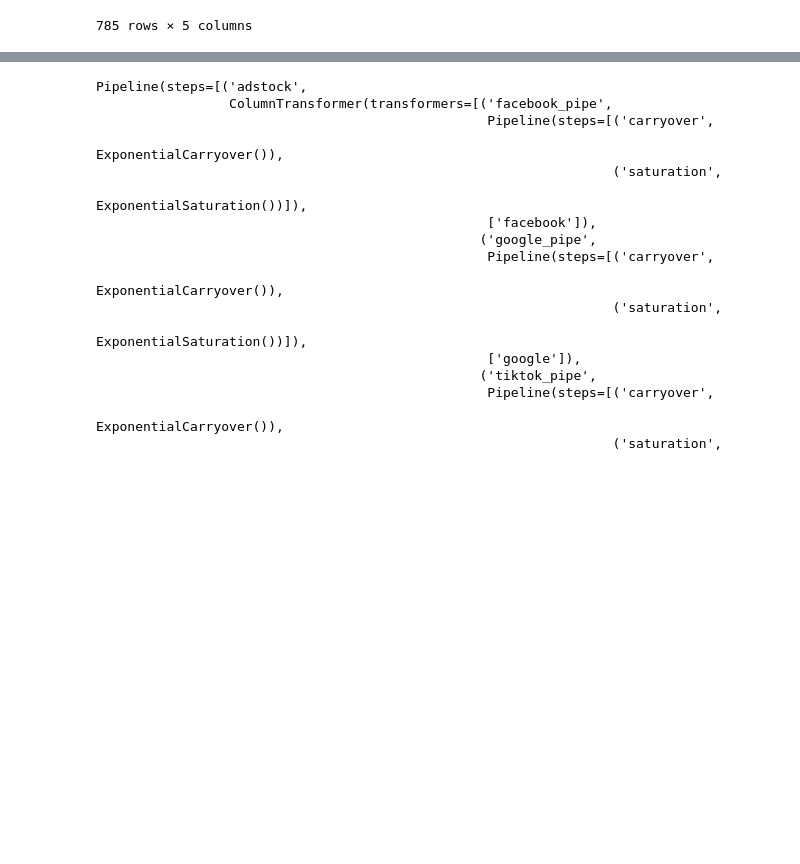
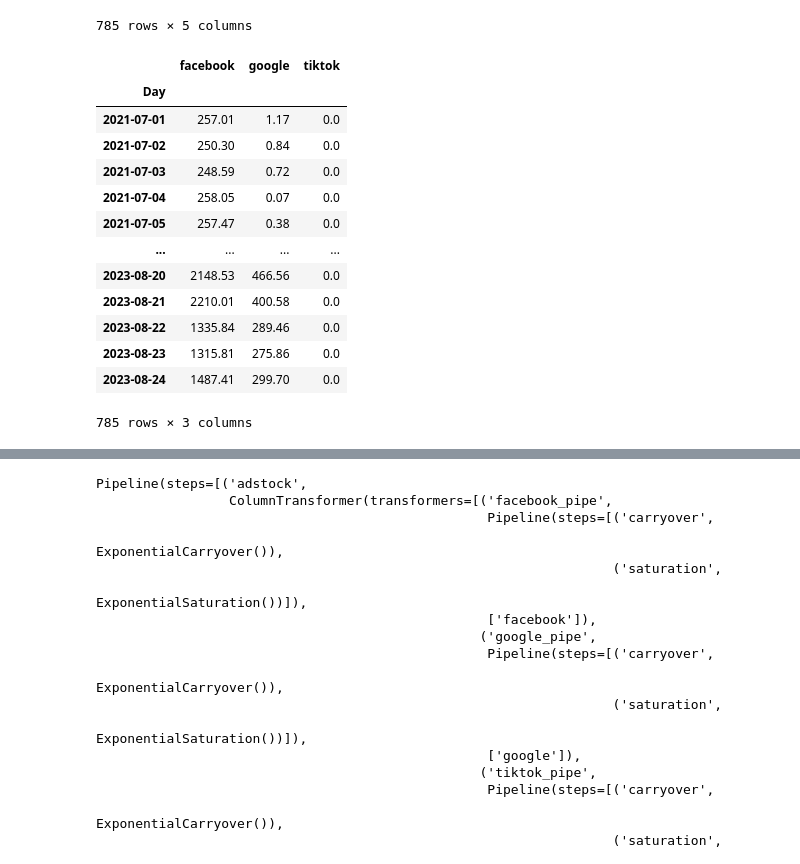
Before and after one commit to data-Zee/MMM-project-lewagon, a Jupyter notebook: mmmproject/api/test.ipynb, the cells around one changed output, grey strips where cells are left out. Saved outputs shown, nothing was run; the diff lists cells and outputs as text; code cells hidden in the pictures; blank space fills up the shorter version.

```diff
--- a/mmmproject/api/test.ipynb
+++ b/mmmproject/api/test.ipynb
@@ -50,3 +44,20 @@ simple_df
 | 2023-08-23 | 130 | 4810.67 | 1315.81 | 275.86 | 0.0 |
 | 2023-08-24 | 128 | 4889.20 | 1487.41 | 299.70 | 0.0 |
 785 rows × 5 columns
+# %%
+X_simple
+# %% [output]
+|  | facebook | google | tiktok |
+| Day |  |  |  |
+| 2021-07-01 | 257.01 | 1.17 | 0.0 |
+| 2021-07-02 | 250.30 | 0.84 | 0.0 |
+| 2021-07-03 | 248.59 | 0.72 | 0.0 |
+| 2021-07-04 | 258.05 | 0.07 | 0.0 |
+| 2021-07-05 | 257.47 | 0.38 | 0.0 |
+| ... | ... | ... | ... |
+| 2023-08-20 | 2148.53 | 466.56 | 0.0 |
+| 2023-08-21 | 2210.01 | 400.58 | 0.0 |
+| 2023-08-22 | 1335.84 | 289.46 | 0.0 |
+| 2023-08-23 | 1315.81 | 275.86 | 0.0 |
+| 2023-08-24 | 1487.41 | 299.70 | 0.0 |
+785 rows × 3 columns
```
Also changed, not shown: parts of 16 cells of this notebook, 7 other files.
